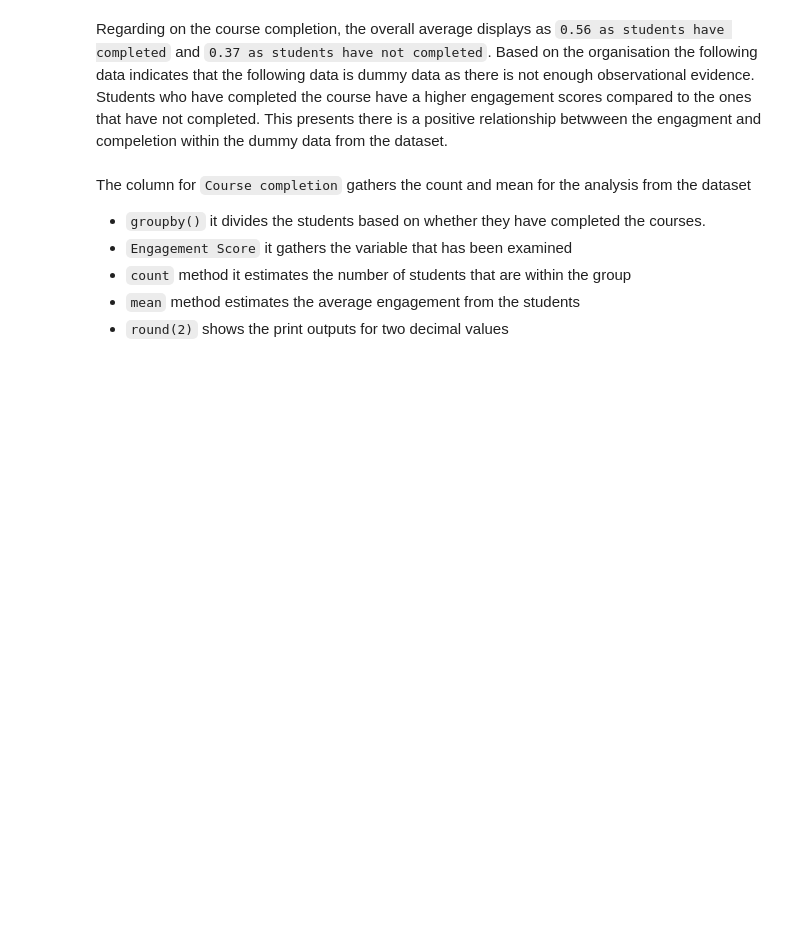
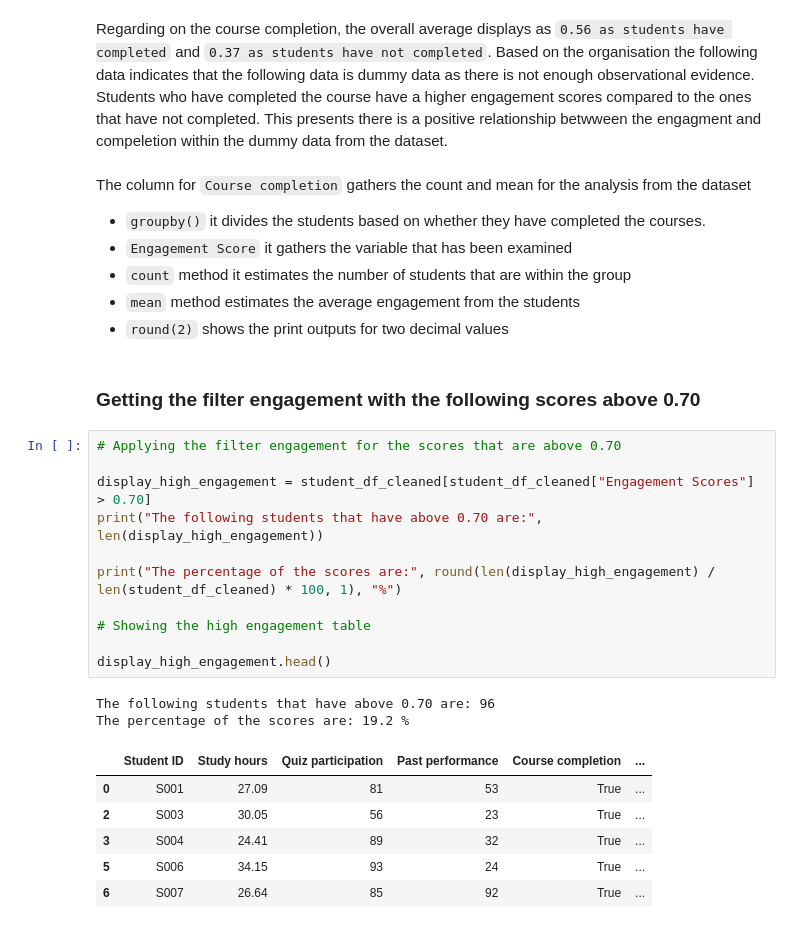
Before and after one commit to x26137216/CA1_AI_Programming, a Jupyter notebook: CA1_AI_Programming.ipynb, the cells around one changed output. Saved outputs shown, nothing was run; the diff lists cells and outputs as text; blank space fills up the shorter version.

```diff
--- a/CA1_AI_Programming.ipynb
+++ b/CA1_AI_Programming.ipynb
@@ -515,3 +515,25 @@ The column for `Course completion` gathers the count and mean for the analysis f
 - `count` method it estimates the number of students that are within the group
 - `mean` method estimates the average engagement from the students
 - `round(2)` shows the print outputs for two decimal values
+# %% [markdown]
+### Getting the filter engagement with the following scores above 0.70
+# %%
+# Applying the filter engagement for the scores that are above 0.70
+
+display_high_engagement = student_df_cleaned[student_df_cleaned["Engagement Scores"] > 0.70]
+print("The following students that have above 0.70 are:", len(display_high_engagement))
+
+print("The percentage of the scores are:", round(len(display_high_engagement) / len(student_df_cleaned) * 100, 1), "%")
+
+# Showing the high engagement table
+
+display_high_engagement.head()
+# %% [output]
+The following students that have above 0.70 are: 96
+The percentage of the scores are: 19.2 %
+|  | Student ID | Study hours | Quiz participation | Past performance | Course completion | ... |
+| 0 | S001 | 27.09 | 81 | 53 | True | ... |
+| 2 | S003 | 30.05 | 56 | 23 | True | ... |
+| 3 | S004 | 24.41 | 89 | 32 | True | ... |
+| 5 | S006 | 34.15 | 93 | 24 | True | ... |
+| 6 | S007 | 26.64 | 85 | 92 | True | ... |
```
Also changed, not shown: parts of 3 cells of this notebook.
